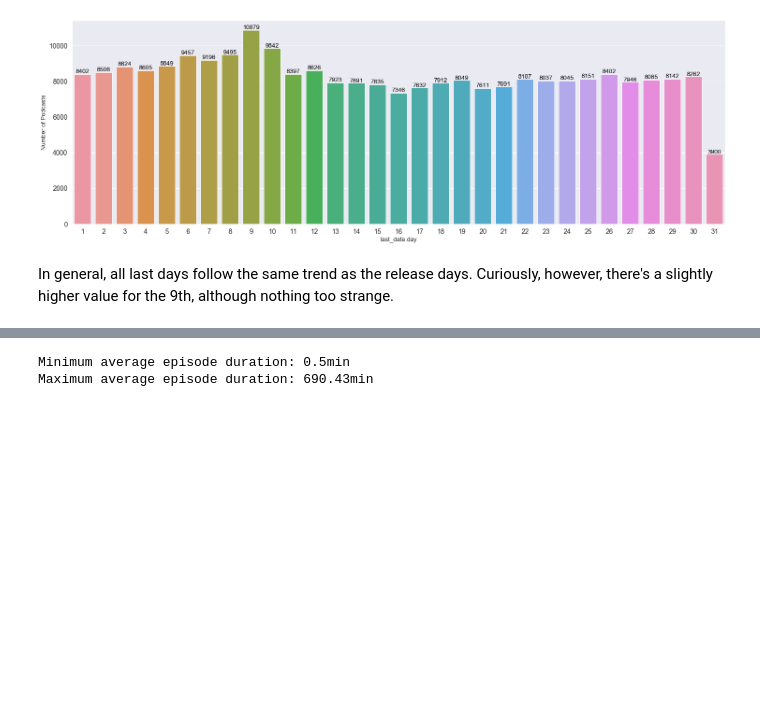
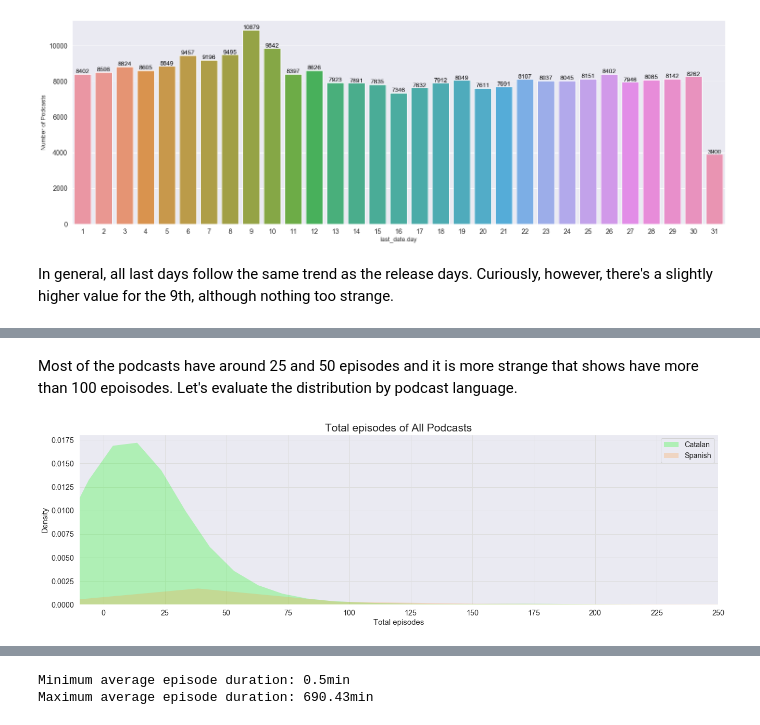
Before and after one commit to xaviercucurull/BDA-Podcasts, a Jupyter notebook: BDA_Final_Project.ipynb, the cells around one changed output, grey strips where cells are left out. Cells and saved outputs as stored; diff of their text form; code cells hidden in the pictures; blank space fills up the shorter version.

```diff
--- a/BDA_Final_Project.ipynb
+++ b/BDA_Final_Project.ipynb
@@ -812,0 +883,11 @@ plot_kde(df, x_label="Total episodes", title="Total episodes of All Podcasts", f
+# %% [markdown]
+Most of the podcasts have around 25 and 50 episodes and it is more strange that shows have more than 100 epoisodes. Let's evaluate the distribution by podcast language.
+# %%
+# Get total_episodes and language of each document (podcast)
+res = podcasts_prep.find({}, {'name': 1,  'total_episodes': 1, 'languages': 1})
+df =  pd.DataFrame(list(res))
+
+# Zoom in KDE
+plot_kde(df, x_label="Total episodes", title="Total episodes of All Podcasts", field="total_episodes", xlim=[-10, 250], xticks=np.arange(0, 300, 25), figsize=(22, 6), fontsize=15)
+# %% [output]
+[figure, added]
```
Also changed, not shown: parts of 69 cells of this notebook.
